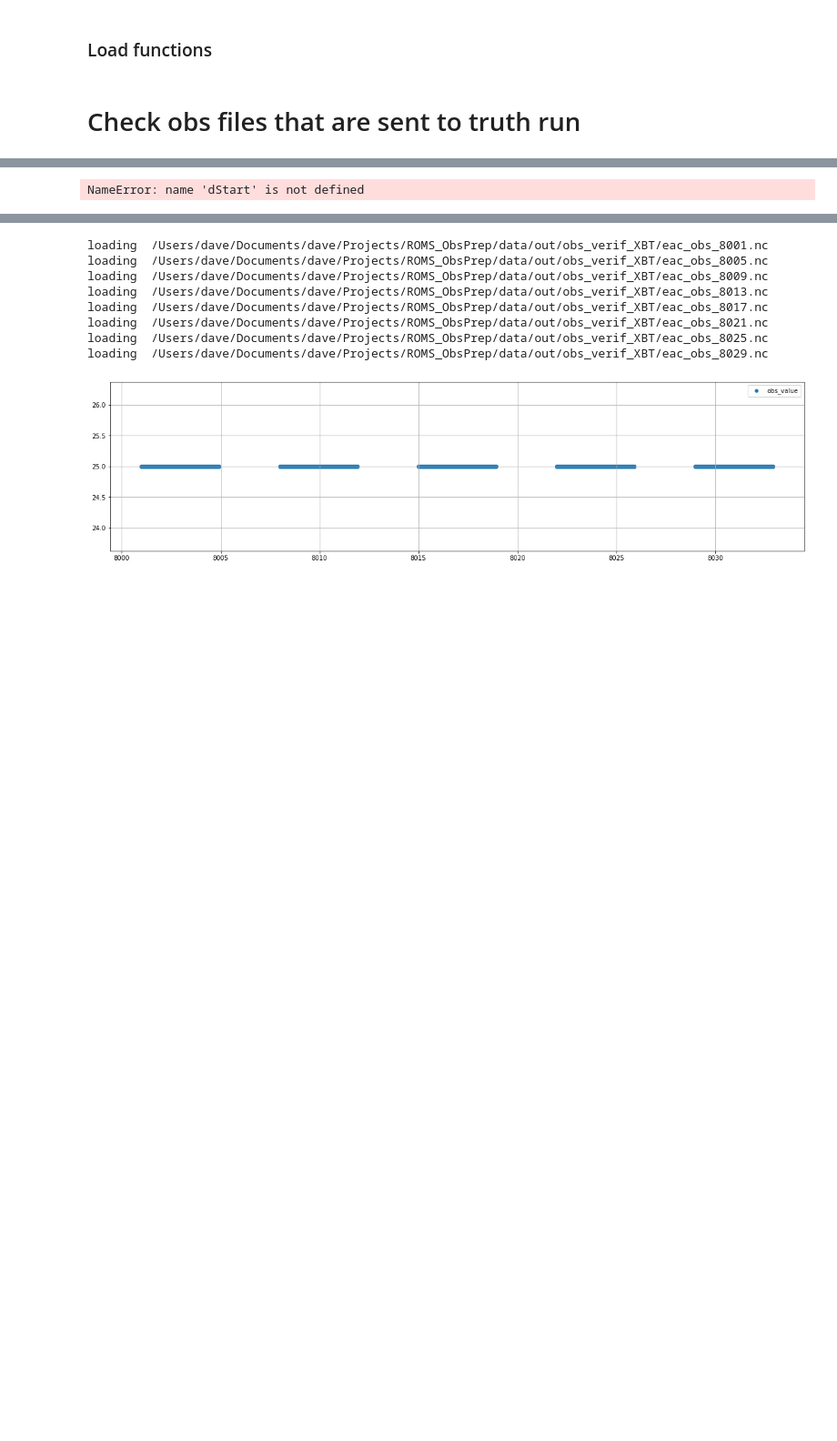
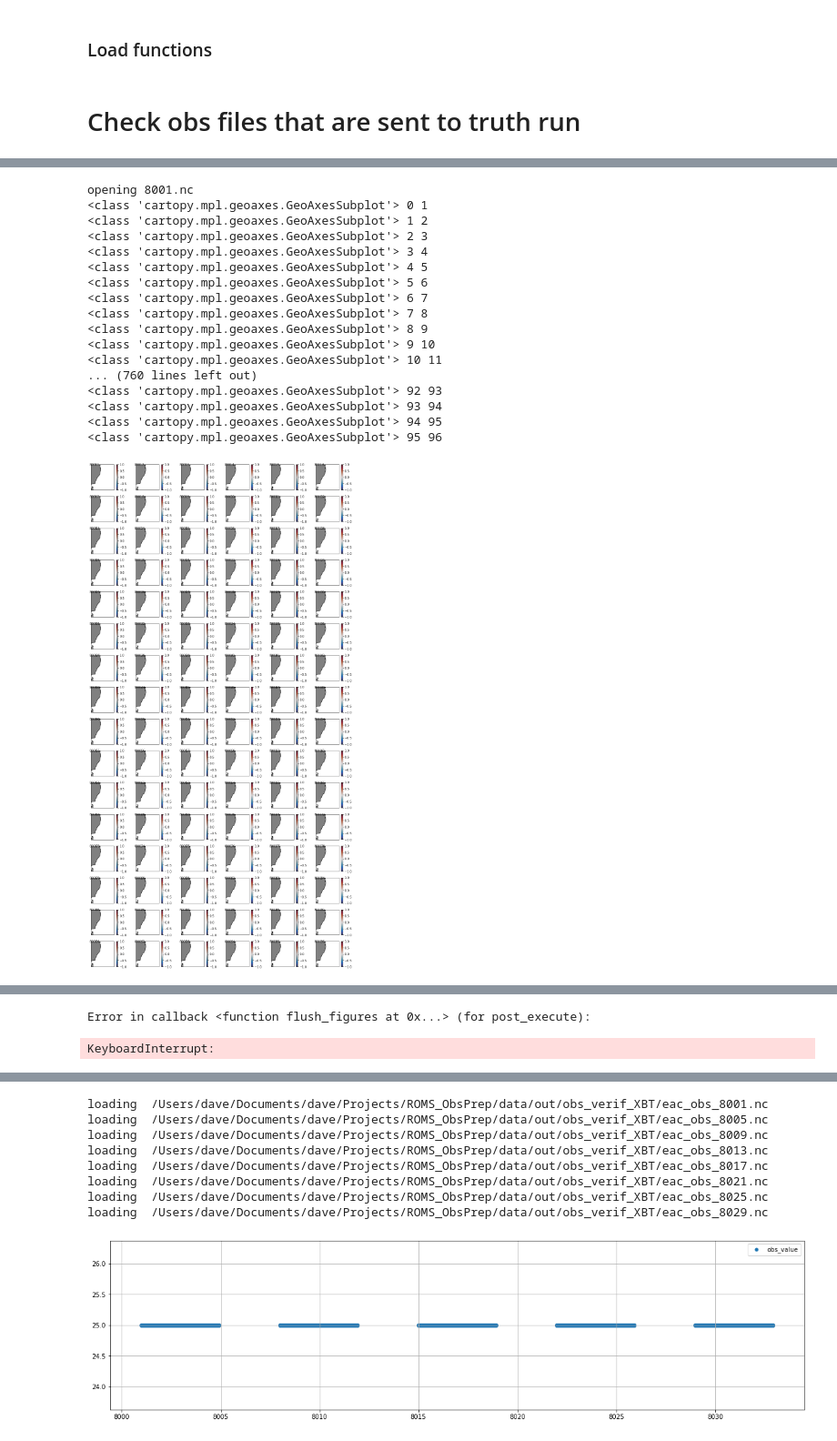
Before and after one commit to Ocean1125/OSSE-analysis, a Jupyter notebook: notebooks/1.0-checkIndividualObsFiles.ipynb, the cells around one changed output, grey strips where cells are left out. Shown at 91% size. Saved outputs shown, nothing was run; the diff lists cells and outputs as text; code cells hidden in the pictures; blank space fills up the shorter version.

```diff
--- a/notebooks/1.0-checkIndividualObsFiles.ipynb
+++ b/notebooks/1.0-checkIndividualObsFiles.ipynb
@@ -324,35 +309,52 @@ Canvas(toolbar=Toolbar(toolitems=[('Home', 'Reset original view', 'home', 'home'
 # %%
 pRange=939
 
-for day in np.arange(dStart,dEnd,assimPeriod-assimOverlap):
+for day in datelist:
     obsFileName = ''+str(day)+'.nc'
     obsPath = obsVerifFilePath+prefixObs+obsFileName
     print('opening '+obsFileName)
     obs = xr.open_dataset(obsPath)
 
     tRangeStart=np.arange(day,day+assimPeriod,1/24)
     tRangeEnd=np.arange(day+1/24,day+assimPeriod+1/24,1/24)
 
     fig = plt.figure(figsize=(13,24))
     iSz,jSz = (16,6)
     gs = fig.add_gridspec(iSz, jSz)
 
     for ax, tStart, tEnd in zip(range(iSz*jSz), tRangeStart, tRangeEnd):
         ax = fig.add_subplot(gs[ax], projection=ccrs.PlateCarree())
         print(type(ax), round((tStart-tRangeStart[0])*24), round((tEnd-tRangeStart[0])*24))
         v=obs.obs_value.where(obs.obs_provenance==pRange).where((obs.obs_time>tStart) & (obs.obs_time<tEnd), drop=True)
         lo=obs.obs_lon.where(obs.obs_provenance==pRange).where((obs.obs_time>tStart) & (obs.obs_time<tEnd), drop=True)
         la=obs.obs_lat.where(obs.obs_provenance==pRange).where((obs.obs_time>tStart) & (obs.obs_time<tEnd), drop=True)
         t=obs.obs_time.where(obs.obs_provenance==pRange).where((obs.obs_time>tStart) & (obs.obs_time<tEnd), drop=True)
         ax.set_extent([147, 162.5, -42, -25])
         feature = ax.add_feature(Coast, edgecolor='black',facecolor='gray')
         sc = ax.scatter(x=lo,y=la,c=v,marker='.', cmap = cmaps.cmocean_balance)#, vmin=-1, vmax=1, zorder=10)
         ax.text(.3,.95,str(round((tEnd-tRangeStart[0])*24)),horizontalalignment='center',transform=ax.transAxes)
         ax.text(.1,.95,str(day),horizontalalignment='center',transform=ax.transAxes)
         sc.set_clim([-1,1])
         cb = fig.colorbar(sc)
     # fig.colorbar(sc, ax=axes.ravel().tolist(),orientation='horizontal')
     plt.tight_layout()
     # plt.savefig('temp.png')
 # %% [output]
-NameError: name 'dStart' is not defined
+opening 8001.nc
+<class 'cartopy.mpl.geoaxes.GeoAxesSubplot'> 0 1
+<class 'cartopy.mpl.geoaxes.GeoAxesSubplot'> 1 2
+<class 'cartopy.mpl.geoaxes.GeoAxesSubplot'> 2 3
+<class 'cartopy.mpl.geoaxes.GeoAxesSubplot'> 3 4
+<class 'cartopy.mpl.geoaxes.GeoAxesSubplot'> 4 5
+<class 'cartopy.mpl.geoaxes.GeoAxesSubplot'> 5 6
+<class 'cartopy.mpl.geoaxes.GeoAxesSubplot'> 6 7
+<class 'cartopy.mpl.geoaxes.GeoAxesSubplot'> 7 8
+<class 'cartopy.mpl.geoaxes.GeoAxesSubplot'> 8 9
+<class 'cartopy.mpl.geoaxes.GeoAxesSubplot'> 9 10
+<class 'cartopy.mpl.geoaxes.GeoAxesSubplot'> 10 11
+... (760 lines left out)
+<class 'cartopy.mpl.geoaxes.GeoAxesSubplot'> 92 93
+<class 'cartopy.mpl.geoaxes.GeoAxesSubplot'> 93 94
+<class 'cartopy.mpl.geoaxes.GeoAxesSubplot'> 94 95
+<class 'cartopy.mpl.geoaxes.GeoAxesSubplot'> 95 96
+[figure, added]
@@ -359,3 +365,5 @@ NameError: name 'dStart' is not defined
+Error in callback <function flush_figures at 0x...> (for post_execute):
+KeyboardInterrupt:
 # %%
 
 
```
Also changed, not shown: parts of 7 cells of this notebook, 7 other files.
